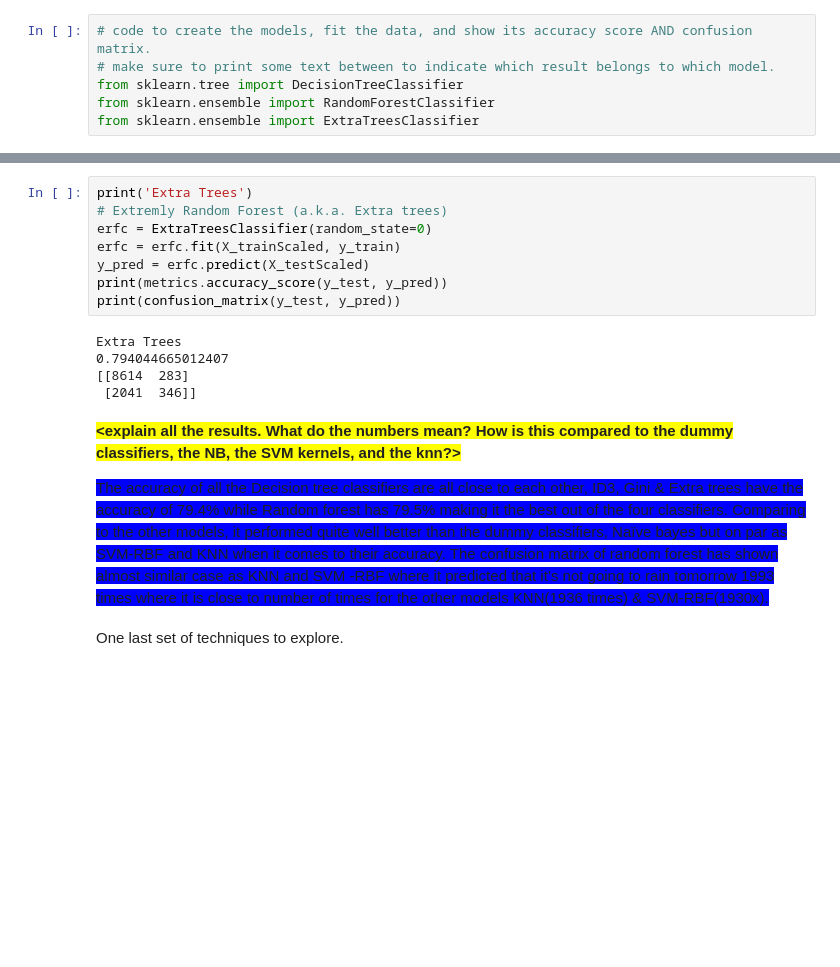
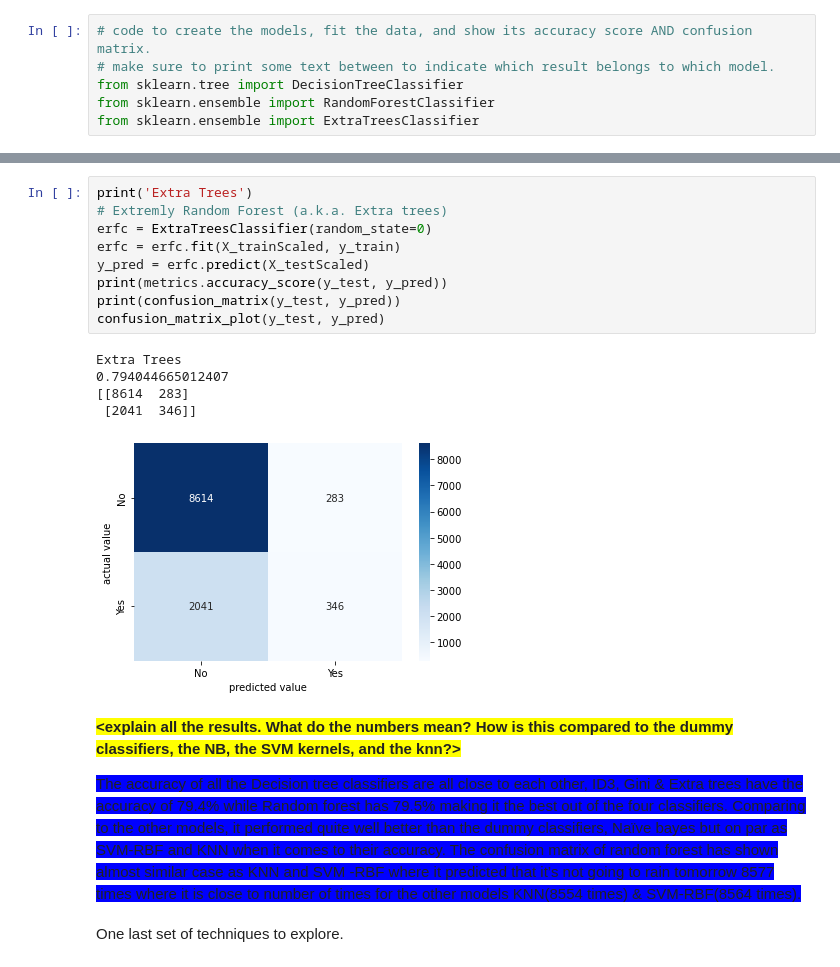
Before and after one commit to stephenpangga/Data-mining-and-statistics, a Jupyter notebook: Week 5/Try/DMS - S5 - Assignment 2 - 629860.ipynb, the cells around one changed output, grey strips where cells are left out. Cells and saved outputs as stored; diff of their text form; blank space fills up the shorter version.

Commit message:
finish explaining the models

```diff
--- a/Week 5/Try/DMS - S5 - Assignment 2 - 629860.ipynb
+++ b/Week 5/Try/DMS - S5 - Assignment 2 - 629860.ipynb
@@ -623,16 +635,18 @@ Random Forest
 # %%
 print('Extra Trees')
 # Extremly Random Forest (a.k.a. Extra trees)
 erfc = ExtraTreesClassifier(random_state=0)
 erfc = erfc.fit(X_trainScaled, y_train)
 y_pred = erfc.predict(X_testScaled)
 print(metrics.accuracy_score(y_test, y_pred))
 print(confusion_matrix(y_test, y_pred))
+confusion_matrix_plot(y_test, y_pred)
 # %% [output]
 Extra Trees
 0.794044665012407
 [[8614  283]
  [2041  346]]
+[figure, added]
 # %% [markdown]
 **<span style ='background:yellow'>\<explain all the results. What do the numbers mean? How is this compared to the dummy classifiers, the NB, the SVM kernels, and the knn?></span>**
 
@@ -641,7 +655,7 @@ Extra Trees
 <span style ='background:blue'>
 The accuracy of all the Decision tree classifiers are all close to each other, ID3, Gini & Extra trees have the accuracy of 79.4% while Random forest has 79.5% making it the best out of the four classifiers.
 Comparing to the other models, it performed quite well better than the dummy classifiers, Naïve bayes but on par as SVM-RBF and KNN when it comes to their accuracy.
-The confusion matrix of random forest has shown almost similar case as KNN and SVM -RBF where it predicted that it’s not going to rain tomorrow 1993 times where it is close to number of times for the other models KNN(1936 times) & SVM-RBF(1930x).
+The confusion matrix of random forest has shown almost similar case as KNN and SVM -RBF where it predicted that it’s not going to rain tomorrow 8577 times where it is close to number of times for the other models KNN(8554 times) & SVM-RBF(8564 times).
 
 </span>
 # %% [markdown]
```
Also changed, not shown: parts of 28 cells of this notebook.
